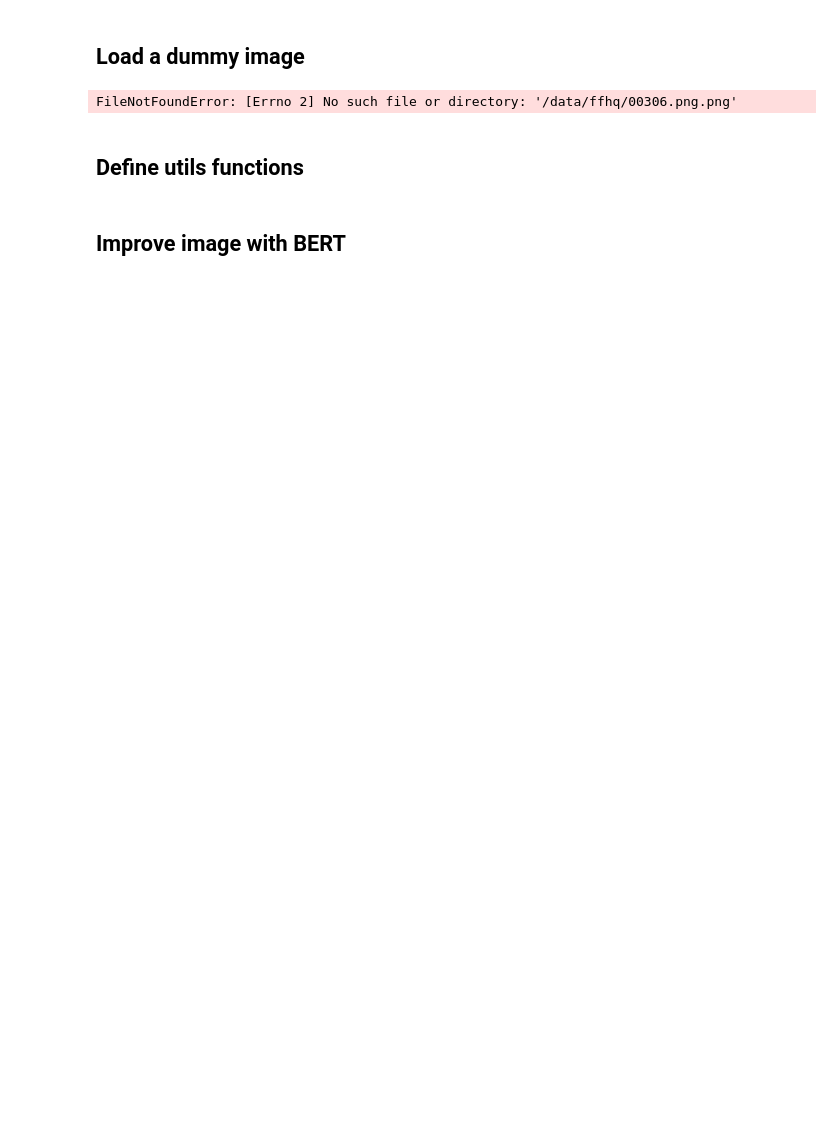
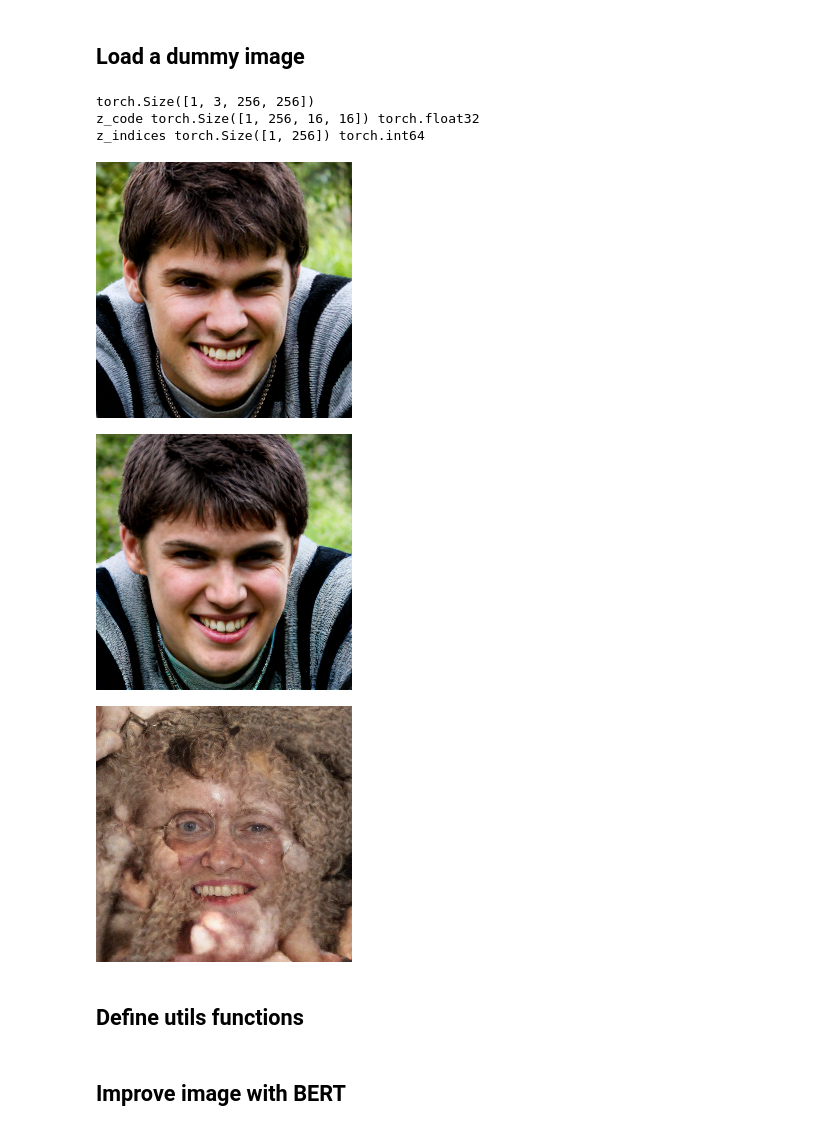
Before and after one commit to EdiBERT4ImageManipulation/EdiBERT, a Jupyter notebook: image_inpainting.ipynb, the cells around one changed output. Drawn from its saved outputs; the diff is of its cells as text; code cells hidden in the pictures; blank space fills up the shorter version.

```diff
--- a/image_inpainting.ipynb
+++ b/image_inpainting.ipynb
@@ -32,7 +28,7 @@ Using no cond stage. Assuming the training is intended to be unconditional. Prep
 # %%
 from PIL import Image
 import numpy as np
-img_path = "/data/ffhq/00306.png.png"
+img_path = "./data/ffhq/02021.png"
 img = Image.open(img_path)
 img = np.array(img)
 img = torch.tensor(img.transpose(2,0,1)[None]).to(dtype=torch.float32, device=model.device)
@@ -41,34 +37,39 @@ img = torch.nn.functional.interpolate(img, size=(256))
 print(img.shape)
 
 def show_segmentation(s):
     s = s.detach().cpu().numpy().transpose(0,2,3,1)[0,:,:,None,:]
     s = s[...,0,:]
     s = s * 255
     s = s.clip(0,255).astype(np.uint8)
     s = Image.fromarray(s)
     display(s)
 
 def show_image(s):
     s = s.detach().cpu().numpy().transpose(0,2,3,1)[0]
     s = ((s+1.0)*127.5).clip(0,255).astype(np.uint8)
     s = Image.fromarray(s)
     display(s)
 
 z_code, z_indices = model.encode_to_z(img)
 print("z_code", z_code.shape, z_code.dtype)
 print("z_indices", z_indices.shape, z_indices.dtype)
 assert z_code.shape[2]*z_code.shape[3] == z_indices.shape[1]
 img_rec = model.first_stage_model.decode(z_code)
 
 #Show a random image!!
 codebook_size = config.model.params.first_stage_config.params.embed_dim
 z_indices = torch.randint(codebook_size, z_indices.shape, device=model.device)
 x_sample = model.decode_to_img(z_indices, z_code.shape)
 show_image(img)
 show_image(img_rec)
 show_image(x_sample)
 # %% [output]
-FileNotFoundError: [Errno 2] No such file or directory: '/data/ffhq/00306.png.png'
+torch.Size([1, 3, 256, 256])
+z_code torch.Size([1, 256, 16, 16]) torch.float32
+z_indices torch.Size([1, 256]) torch.int64
+[figure, added]
+[figure, added]
+[figure, added]
 # %% [markdown]
 ## Define utils functions
 # %%
```
Also changed, not shown: parts of 4 cells of this notebook, 2 other files.
